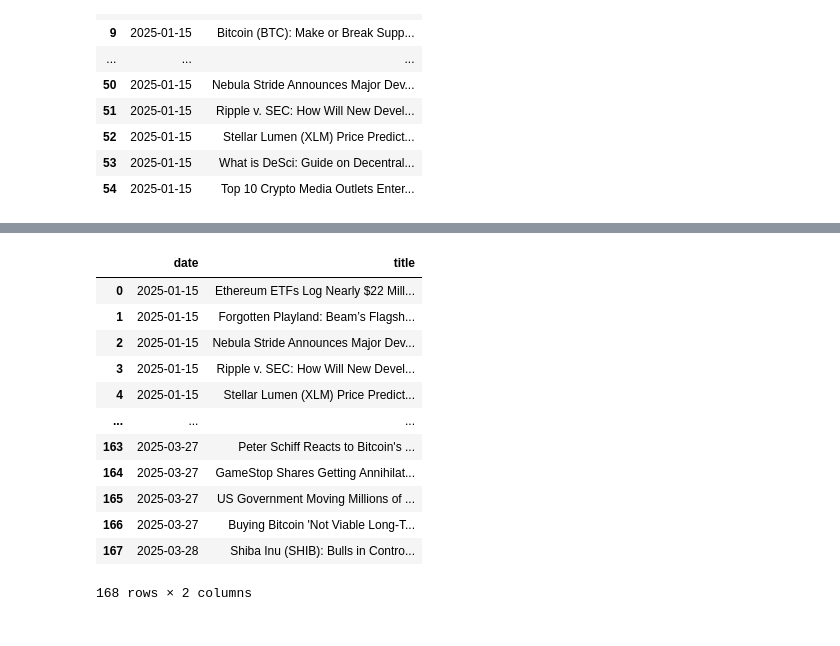
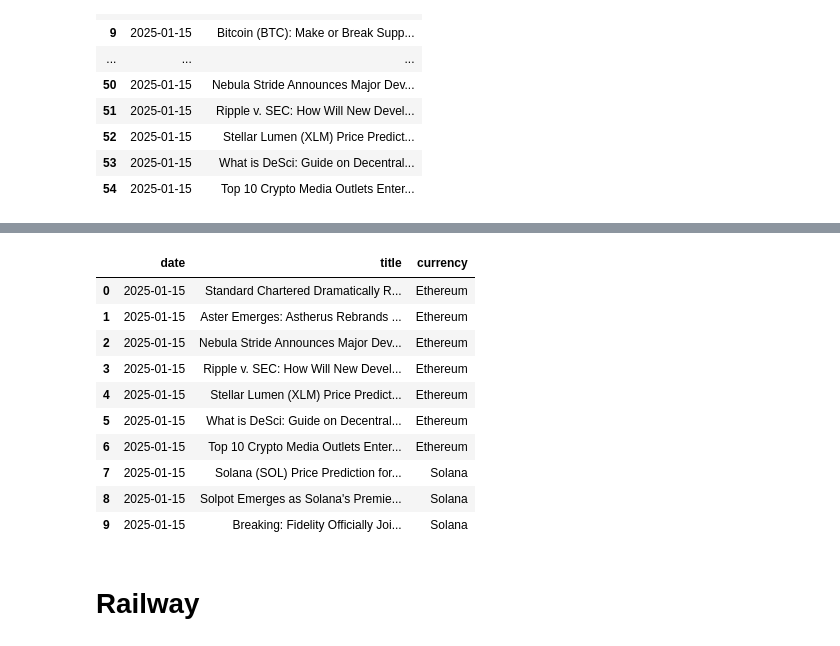
Before and after one commit to AlexIchie-coder/Projects, a Jupyter notebook: API/API.ipynb, the cells around one changed output, grey strips where cells are left out. Saved outputs shown, nothing was run; the diff lists cells and outputs as text; code cells hidden in the pictures.

```diff
--- a/API/API.ipynb
+++ b/API/API.ipynb
@@ -1079,19 +1125,19 @@ print(crypto_news.head(10))
 # %%
-crypto_news
+crypto_news.head(10)
 # %% [output]
-|  | date | title |
-| 0 | 2025-01-15 | Ethereum ETFs Log Nearly $22 Mill... |
-| 1 | 2025-01-15 | Forgotten Playland: Beam’s Flagsh... |
-| 2 | 2025-01-15 | Nebula Stride Announces Major Dev... |
-| 3 | 2025-01-15 | Ripple v. SEC: How Will New Devel... |
-| 4 | 2025-01-15 | Stellar Lumen (XLM) Price Predict... |
-| ... | ... | ... |
-| 163 | 2025-03-27 | Peter Schiff Reacts to Bitcoin's ... |
-| 164 | 2025-03-27 | GameStop Shares Getting Annihilat... |
-| 165 | 2025-03-27 | US Government Moving Millions of ... |
-| 166 | 2025-03-27 | Buying Bitcoin 'Not Viable Long-T... |
-| 167 | 2025-03-28 | Shiba Inu (SHIB): Bulls in Contro... |
+|  | date | title | currency |
+| 0 | 2025-01-15 | Standard Chartered Dramatically R... | Ethereum |
+| 1 | 2025-01-15 | Aster Emerges: Astherus Rebrands ... | Ethereum |
+| 2 | 2025-01-15 | Nebula Stride Announces Major Dev... | Ethereum |
+| 3 | 2025-01-15 | Ripple v. SEC: How Will New Devel... | Ethereum |
+| 4 | 2025-01-15 | Stellar Lumen (XLM) Price Predict... | Ethereum |
+| 5 | 2025-01-15 | What is DeSci: Guide on Decentral... | Ethereum |
+| 6 | 2025-01-15 | Top 10 Crypto Media Outlets Enter... | Ethereum |
+| 7 | 2025-01-15 | Solana (SOL) Price Prediction for... | Solana |
+| 8 | 2025-01-15 | Solpot Emerges as Solana's Premie... | Solana |
+| 9 | 2025-01-15 | Breaking: Fidelity Officially Joi... | Solana |
-168 rows × 2 columns
+# %% [markdown]
+# Railway
 # %%
 from dotenv import load_dotenv
 import os
```
Also changed, not shown: parts of 55 cells of this notebook, 8 other files.
